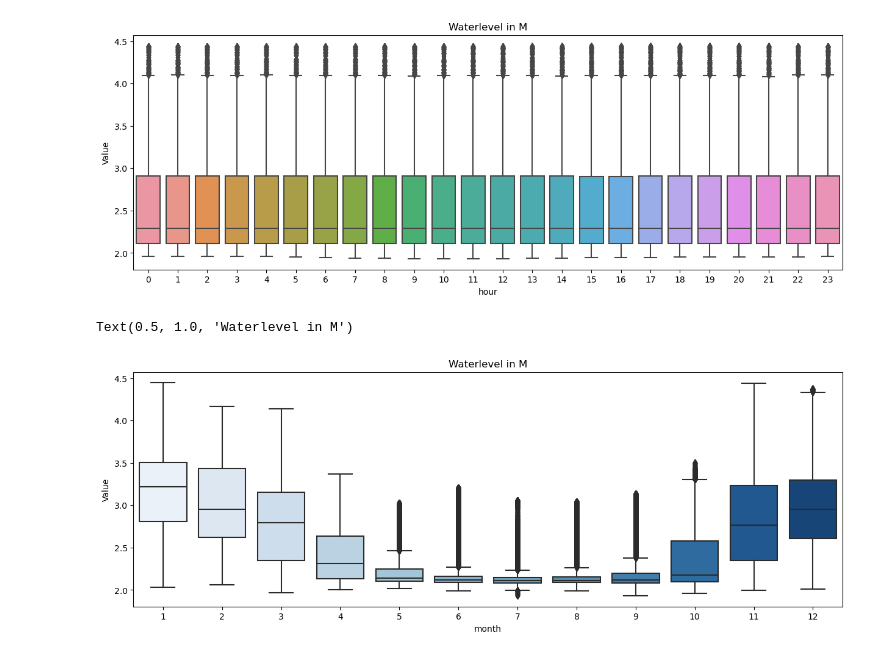
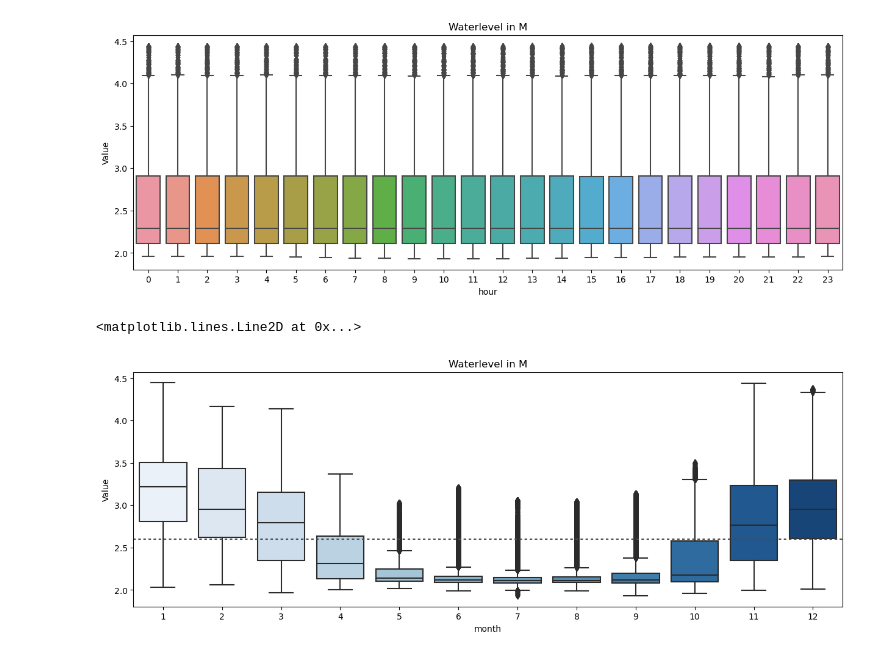
Before and after one commit to burked9/shannon-flood-piml, a Jupyter notebook: water_levels_banagher.ipynb, the cells around one changed output. Drawn from its saved outputs; the diff is of its cells as text; code cells hidden in the pictures.

```diff
--- a/water_levels_banagher.ipynb
+++ b/water_levels_banagher.ipynb
@@ -150,8 +155,10 @@ Text(0.5, 1.0, 'Waterlevel in M')
 # %%
 fig, ax = plt.subplots(figsize=(15,5))
 sns.boxplot(data=df, x='month', y='Value', palette='Blues')
 ax.set_title('Waterlevel in M')
-# I suspect I should put in the floodline here, for average projection of flooding in the future
+# I should put in the floodline here, for average projection of flooding in the future
+# this is an absolute guess for first order approximation.
+ax.axhline(2.6, color=".3", dashes=(2, 2))
 # %% [output]
-Text(0.5, 1.0, 'Waterlevel in M')
+<matplotlib.lines.Line2D at 0x...>
-[figure, old version]
+[figure, new version]
```
Also changed, not shown: parts of 3 cells of this notebook.
